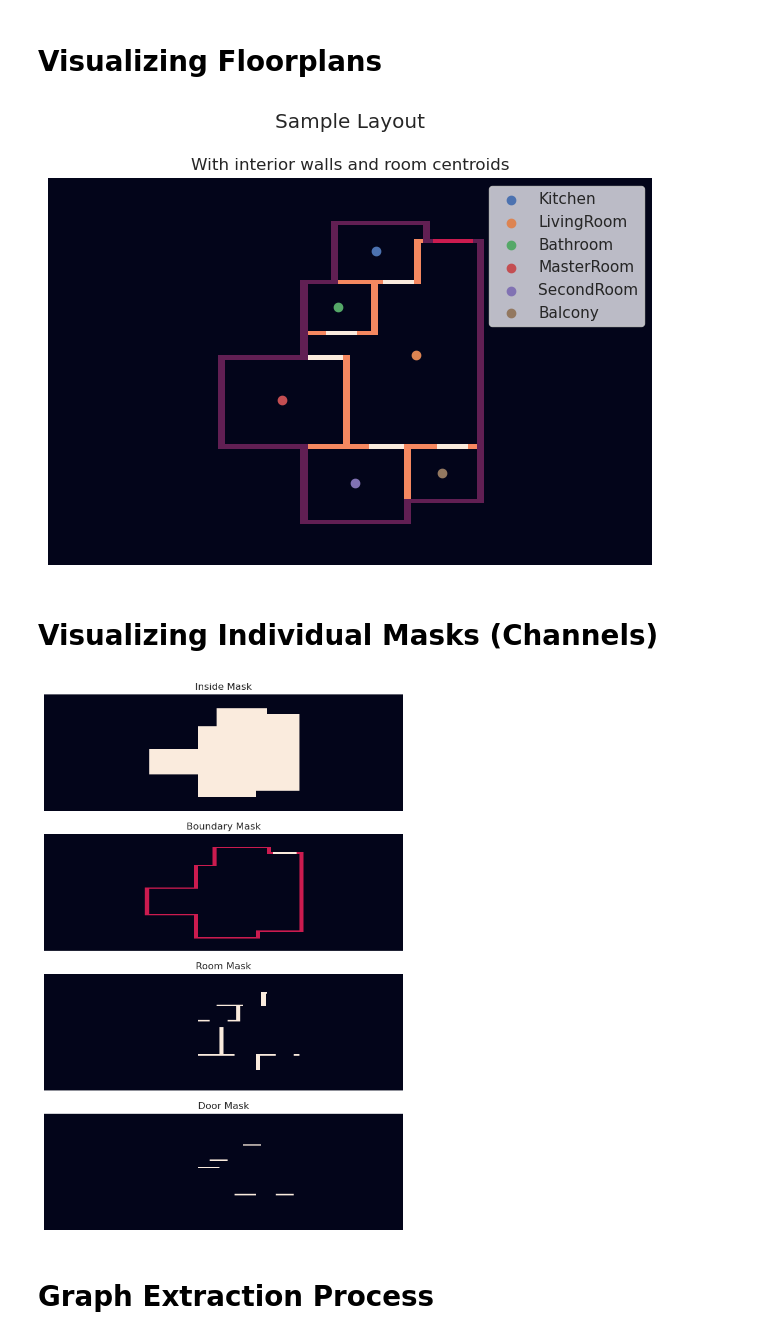
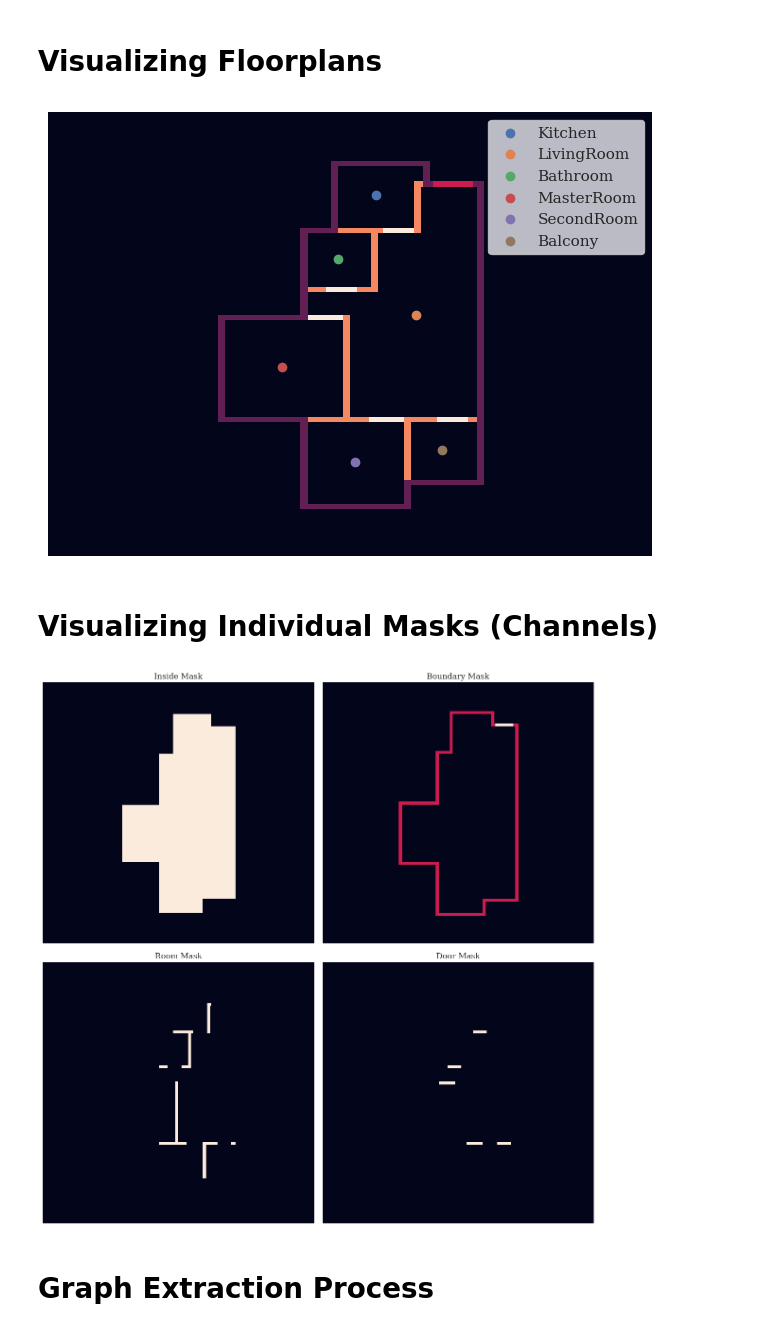
Before and after one commit to shaun-friedman/Generative-Interior-Synthesis, a Jupyter notebook: 3_EDA.ipynb, the cells around one changed output. Saved outputs shown, nothing was run; the diff lists cells and outputs as text; code cells hidden in the pictures.

Commit message:
updated visualizations

```diff
--- a/3_EDA.ipynb
+++ b/3_EDA.ipynb
@@ -22,7 +25,8 @@ default_bucket                -> 'sagemaker-us-east-1-298748835671'
 s3_project_prefix             -> 's3://sagemaker-us-east-1-298748835671/floorplan-g
 s3_project_root               -> 'floorplan-generator'
 # %%
-sns.set_theme()
+sns.set_theme(font="serif")
+
 
 sess = sagemaker.Session()
 bucket = sess.default_bucket()
@@ -227,32 +232,31 @@ for room in metadata:
             label=room_index[int(room["category"])]
             )
 
-ax.set_title("With interior walls and room centroids")
+#ax.set_title("With interior walls and room centroids")
 ax.legend()
 
-plt.suptitle("Sample Layout")
+#plt.suptitle("Sample Layout")
 plt.tight_layout()
 plt.show()
 # %% [output]
-[figure, old version]
+[figure, new version]
 # %% [markdown]
 # Visualizing Individual Masks (Channels)
 # %%
 masks = [inside_mask, boundary_mask, room_mask, door_mask]
+titles = ["Inside Mask", "Boundary Mask", "Room Mask", "Door Mask"]
 
-fig, ax = plt.subplots(len(masks), figsize=(8, 12))
+fig, ax = plt.subplots(2, 2, figsize=(12, 12))
 
-for i, mask in enumerate(masks):
-    sns.heatmap(mask, ax=ax[i], cbar=False, xticklabels=False, yticklabels=False)
+for i, (mask, title) in enumerate(zip(masks, titles)):
+    row, col = divmod(i, 2)
+    sns.heatmap(mask, ax=ax[row, col], cbar=False, xticklabels=False, yticklabels=False)
+    ax[row, col].set_title(title)
 
-ax[0].set_title("Inside Mask")
-ax[1].set_title("Boundary Mask")
-ax[2].set_title("Room Mask")
-ax[3].set_title("Door Mask")
-
+plt.tight_layout()
 plt.show()
 # %% [output]
-[figure, old version]
+[figure, new version]
 # %% [markdown]
 # Graph Extraction Process
 # %%
```
Also changed, not shown: parts of 4 cells of this notebook, 1 other file.
